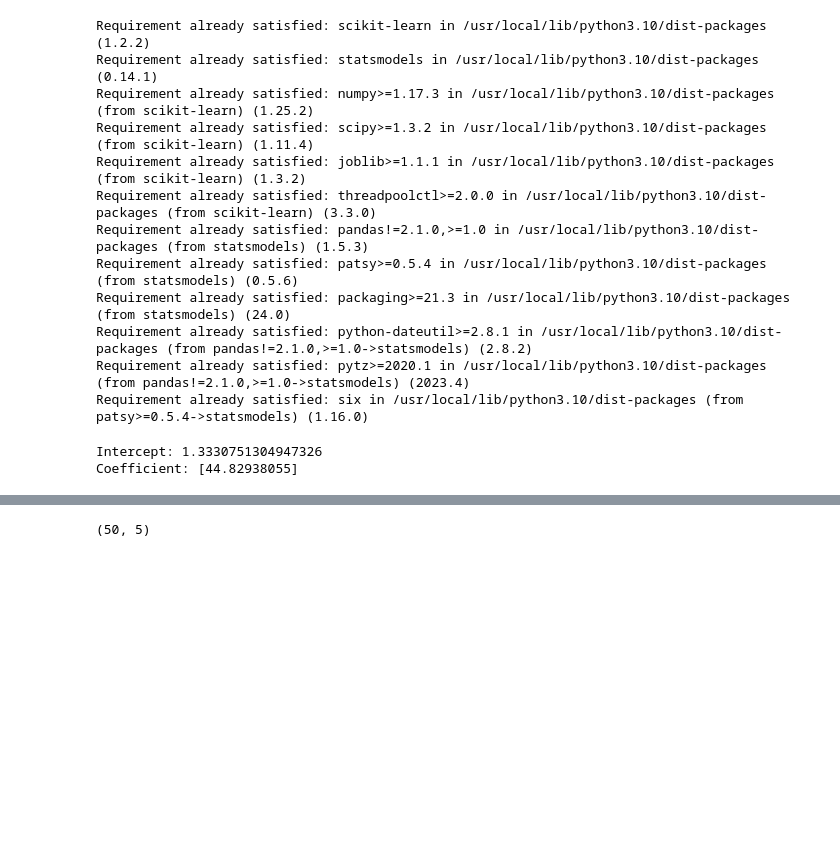
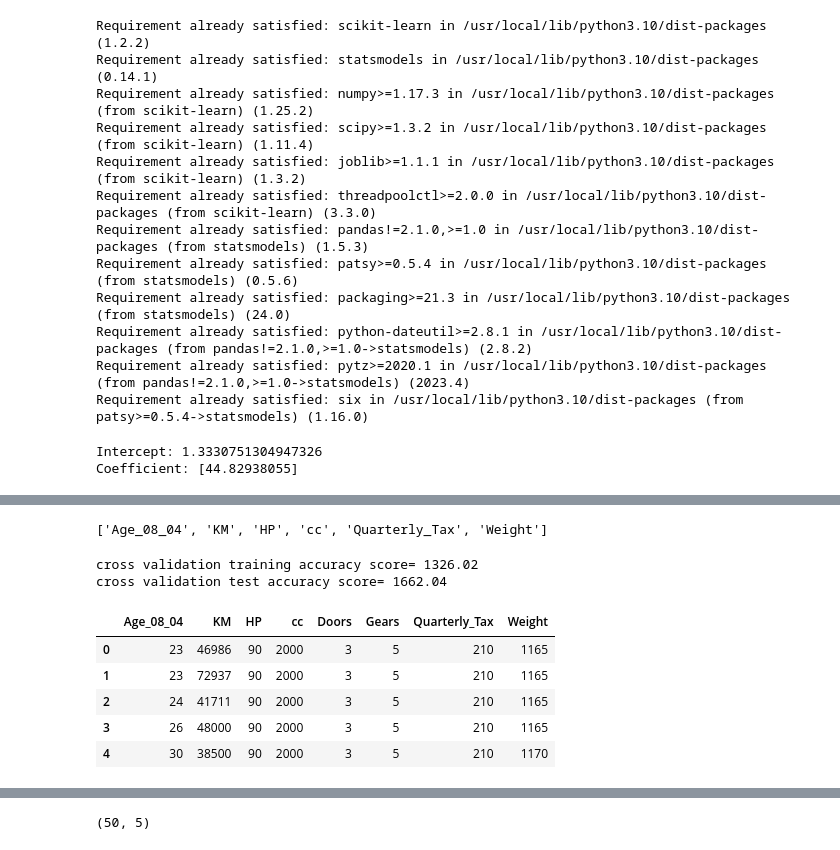
Before and after one commit to RNSHDeepika7/Assignments, a Jupyter notebook: multiple_linear_regression_assnt.ipynb, the cells around one changed output, grey strips where cells are left out. Drawn from its saved outputs; the diff is of its cells as text; code cells hidden in the pictures; blank space fills up the shorter version.

```diff
--- a/multiple_linear_regression_assnt.ipynb
+++ b/multiple_linear_regression_assnt.ipynb
@@ -372,0 +456,39 @@ Coefficient: [44.43716999]
+# %%
+Y=Z["Price"]
+X_new=X.drop(X.columns[[4,5]],axis=1)
+list(X_new)
+# %% [output]
+['Age_08_04', 'KM', 'HP', 'cc', 'Quarterly_Tax', 'Weight']
+# %%
+import numpy as np
+from sklearn.metrics import mean_squared_error,r2_score
+from sklearn.linear_model import LinearRegression
+LR = LinearRegression()
+from sklearn.model_selection import train_test_split
+training_error=[]
+test_error=[]
+for i in range(1,101):
+    X_train,X_test,Y_train,Y_test=train_test_split(X_new,Y,test_size=0.30,random_state=i)
+    LR.fit(X_train,Y_train)
+    Y_pred_train=LR.predict(X_train)
+    Y_pred_test=LR.predict(X_test)
+    training_error.append(np.sqrt(mean_squared_error(Y_train,Y_pred_train)))
+    test_error.append(np.sqrt(mean_squared_error(Y_test,Y_pred_test)))
+
+print("cross validation training accuracy score=",np.mean(training_error).round(2))
+print("cross validation test accuracy score=",np.mean(test_error).round(2))
+# %% [output]
+cross validation training accuracy score= 1326.02
+cross validation test accuracy score= 1662.04
+# %%
+#Ridge regression
+Y=Z["Price"]
+X=Z.iloc[:,1:9]
+X.head()
+# %% [output]
+|  | Age_08_04 | KM | HP | cc | Doors | Gears | Quarterly_Tax | Weight |
+| 0 | 23 | 46986 | 90 | 2000 | 3 | 5 | 210 | 1165 |
+| 1 | 23 | 72937 | 90 | 2000 | 3 | 5 | 210 | 1165 |
+| 2 | 24 | 41711 | 90 | 2000 | 3 | 5 | 210 | 1165 |
+| 3 | 26 | 48000 | 90 | 2000 | 3 | 5 | 210 | 1165 |
+| 4 | 30 | 38500 | 90 | 2000 | 3 | 5 | 210 | 1170 |
```
Also changed, not shown: parts of 18 cells of this notebook.
